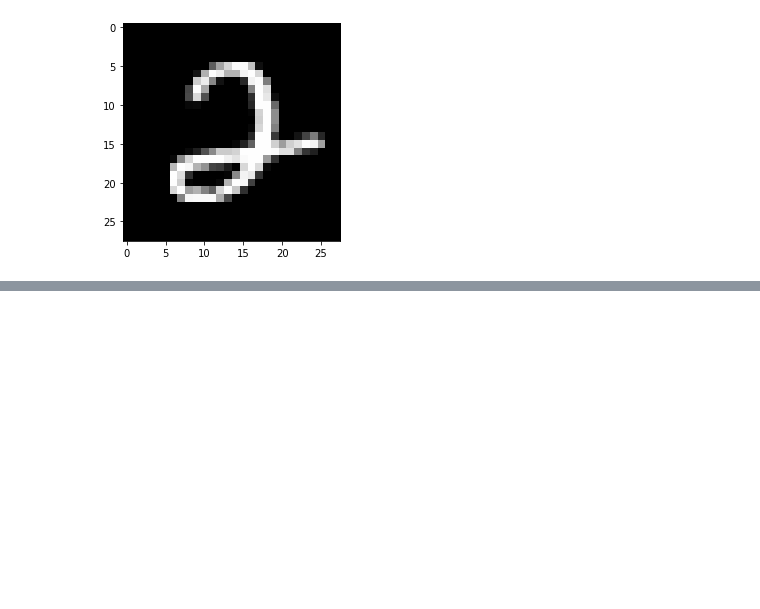
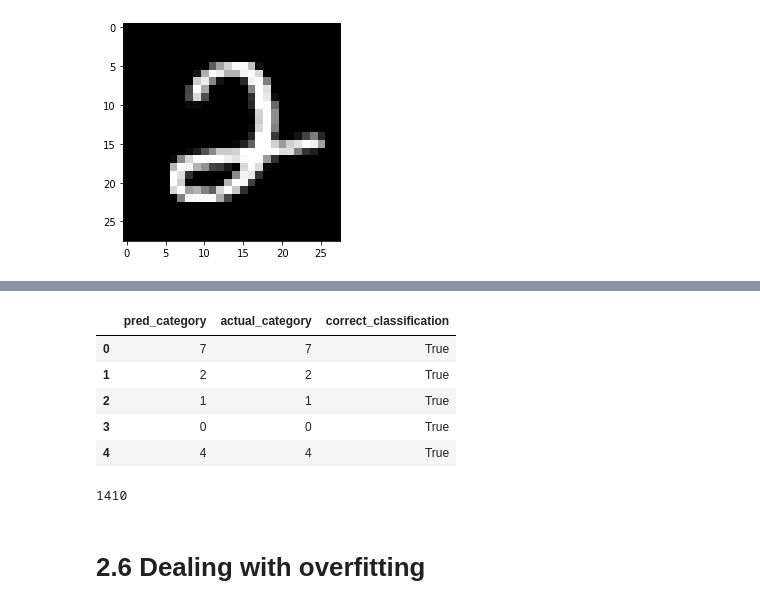
Before and after one commit to loremarchi/hands-on-machine-learning-R-module-3-python, a Jupyter notebook: 2_fundamentals.ipynb, the cells around one changed output, grey strips where cells are left out. Drawn from its saved outputs; the diff is of its cells as text; code cells hidden in the pictures; blank space fills up the shorter version.

```diff
--- a/2_fundamentals.ipynb
+++ b/2_fundamentals.ipynb
@@ -242,0 +479,21 @@ array([0.994, 0.99 , 0.992, ..., 0.981, 0.791, 0.997], dtype=float32)
+# %%
+reset_random_seeds(seed)
+
+# instantiate model object
+model = tf.keras.models.Sequential()
+model.add(tf.keras.layers.Dense(units = 16,
+                                activation = 'sigmoid',
+                                input_shape = (784,)))
+model.add(tf.keras.layers.GaussianNoise(stddev = 4)) # std = 4
+model.add(tf.keras.layers.Dense(units = 10, activation = 'softmax'))
+model.compile(optimizer = 'RMSprop', loss = 'categorical_crossentropy', metrics = ['accuracy'])
+model.fit(arr_vec_x_train,
+          output,
+          batch_size = 128,
+          epochs = 10,
+          validation_split = 0.2,
+          verbose = 0)
+
+# evaluate model
+test_loss, test_accuracy = model.evaluate(arr_vec_x_test, test_output, verbose = 0)
+print(f'loss:{test_loss}, accuracy:{test_accuracy}')
@@ -242,0 +502,22 @@ array([0.994, 0.99 , 0.992, ..., 0.981, 0.791, 0.997], dtype=float32)
+# %%
+# prediction vs actual
+prediction = np.round(model.predict(arr_vec_x_test),3)
+predicted_category = np.argmax(prediction, axis = 1)
+actual_category = np.argmax(test_output, axis = 1)
+summary = pd.DataFrame({'pred_category':predicted_category,
+                        'actual_category':actual_category,
+                        'correct_classification':np.equal(predicted_category,actual_category)}); summary.head()
+# %% [output]
+|  | pred_category | actual_category | correct_classification |
+| 0 | 7 | 7 | True |
+| 1 | 2 | 2 | True |
+| 2 | 1 | 1 | True |
+| 3 | 0 | 0 | True |
+| 4 | 4 | 4 | True |
+# %%
+# count of mis-predicted categories
+(~summary.correct_classification).sum()
+# %% [output]
+1410
+# %% [markdown]
+# 2.6 Dealing with overfitting
```
Also changed, not shown: parts of 67 cells of this notebook, 2 other files.
